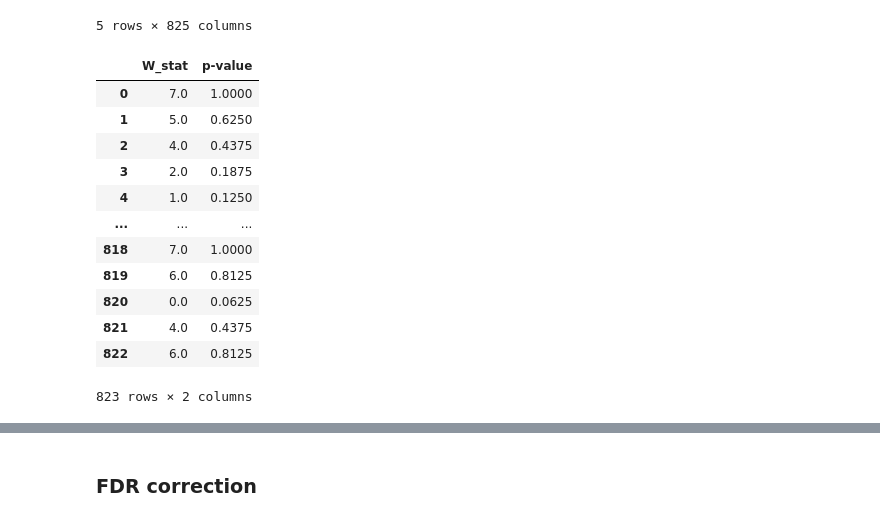
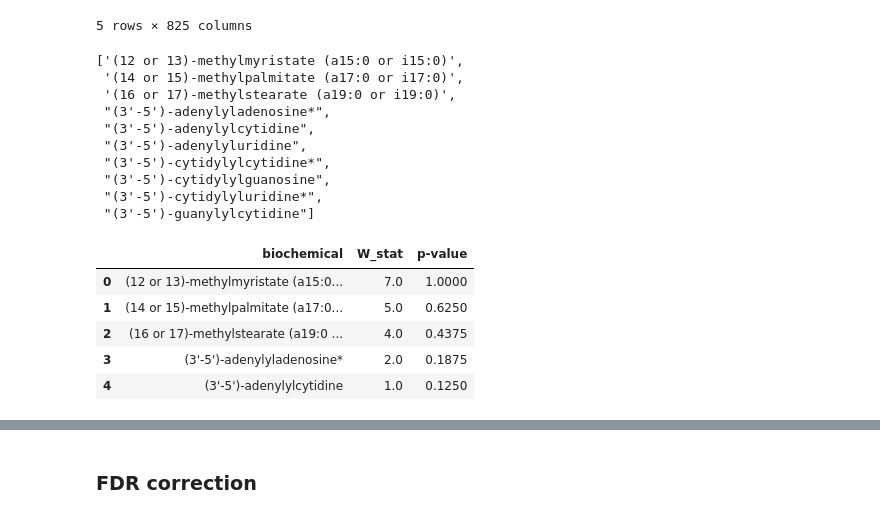
Before and after one commit to danielchang2002/FecalMetabolomics, a Jupyter notebook: notebooks/Wilcoxon.ipynb, the cells around one changed output, grey strips where cells are left out. Saved outputs shown, nothing was run; the diff lists cells and outputs as text; code cells hidden in the pictures.

```diff
--- a/notebooks/Wilcoxon.ipynb
+++ b/notebooks/Wilcoxon.ipynb
@@ -55,35 +55,43 @@ X_after
 | 7 | 0.111626 | 0.030752 | 0.011096 | 0.000832 | ... |
 | 9 | 0.129253 | 0.031197 | 0.011793 | 0.001061 | ... |
 5 rows × 825 columns
+# %%
+biochemicals = list(X_before.columns)
+biochemicals[:10]
+# %% [output]
+['(12 or 13)-methylmyristate (a15:0 or i15:0)',
+ '(14 or 15)-methylpalmitate (a17:0 or i17:0)',
+ '(16 or 17)-methylstearate (a19:0 or i19:0)',
+ "(3'-5')-adenylyladenosine*",
+ "(3'-5')-adenylylcytidine",
+ "(3'-5')-adenylyluridine",
+ "(3'-5')-cytidylylcytidine*",
+ "(3'-5')-cytidylylguanosine",
+ "(3'-5')-cytidylyluridine*",
+ "(3'-5')-guanylylcytidine"]
 # %%
 import scipy
 from math import inf
 
-wilcoxon = pd.DataFrame(columns=['W_stat', 'p-value'])
+wilcoxon = pd.DataFrame(columns=['biochemical', 'W_stat', 'p-value'])
 
 # For each biochemical, perform the Wilcoxon Signed-Rank Test on the two classes: before and after probiotic.
 # Store values in wilcoxon
 for biochem in range(823):
   X_before_biochem = X_before.iloc[:, biochem]
   X_after_biochem = X_after.iloc[:, biochem]
   # don't apply the test if the values are equal
   if (X_before_biochem.values == X_after_biochem.values).all():
     wilcoxon = wilcoxon.append({'W_stat' : inf, 'p-value' : 1.0}, ignore_index=True)
     continue
   result = scipy.stats.wilcoxon(X_before_biochem, X_after_biochem)
-  wilcoxon = wilcoxon.append({'W_stat' : result.statistic, 'p-value' : result.pvalue}, ignore_index=True)
-wilcoxon
+  wilcoxon = wilcoxon.append({'biochemical' : biochemicals[biochem], 'W_stat' : result.statistic, 'p-value' : result.pvalue},
+                             ignore_index=True)
+wilcoxon.head()
 # %% [output]
-|  | W_stat | p-value |
-| 0 | 7.0 | 1.0000 |
-| 1 | 5.0 | 0.6250 |
-| 2 | 4.0 | 0.4375 |
-| 3 | 2.0 | 0.1875 |
-| 4 | 1.0 | 0.1250 |
-| ... | ... | ... |
-| 818 | 7.0 | 1.0000 |
-| 819 | 6.0 | 0.8125 |
-| 820 | 0.0 | 0.0625 |
-| 821 | 4.0 | 0.4375 |
-| 822 | 6.0 | 0.8125 |
+|  | biochemical | W_stat | p-value |
+| 0 | (12 or 13)-methylmyristate (a15:0... | 7.0 | 1.0000 |
+| 1 | (14 or 15)-methylpalmitate (a17:0... | 5.0 | 0.6250 |
+| 2 | (16 or 17)-methylstearate (a19:0 ... | 4.0 | 0.4375 |
+| 3 | (3'-5')-adenylyladenosine* | 2.0 | 0.1875 |
+| 4 | (3'-5')-adenylylcytidine | 1.0 | 0.1250 |
-823 rows × 2 columns
```
Also changed, not shown: parts of 23 cells of this notebook, 3 other files.
